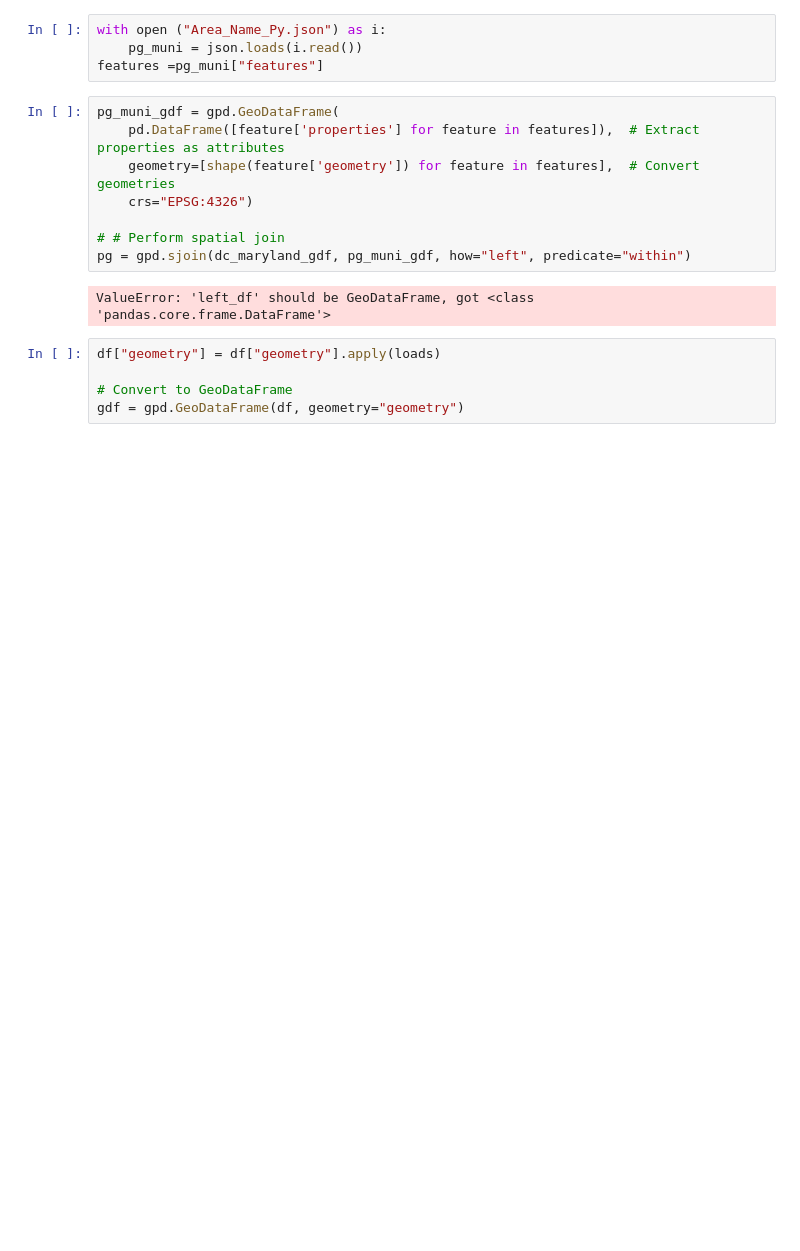
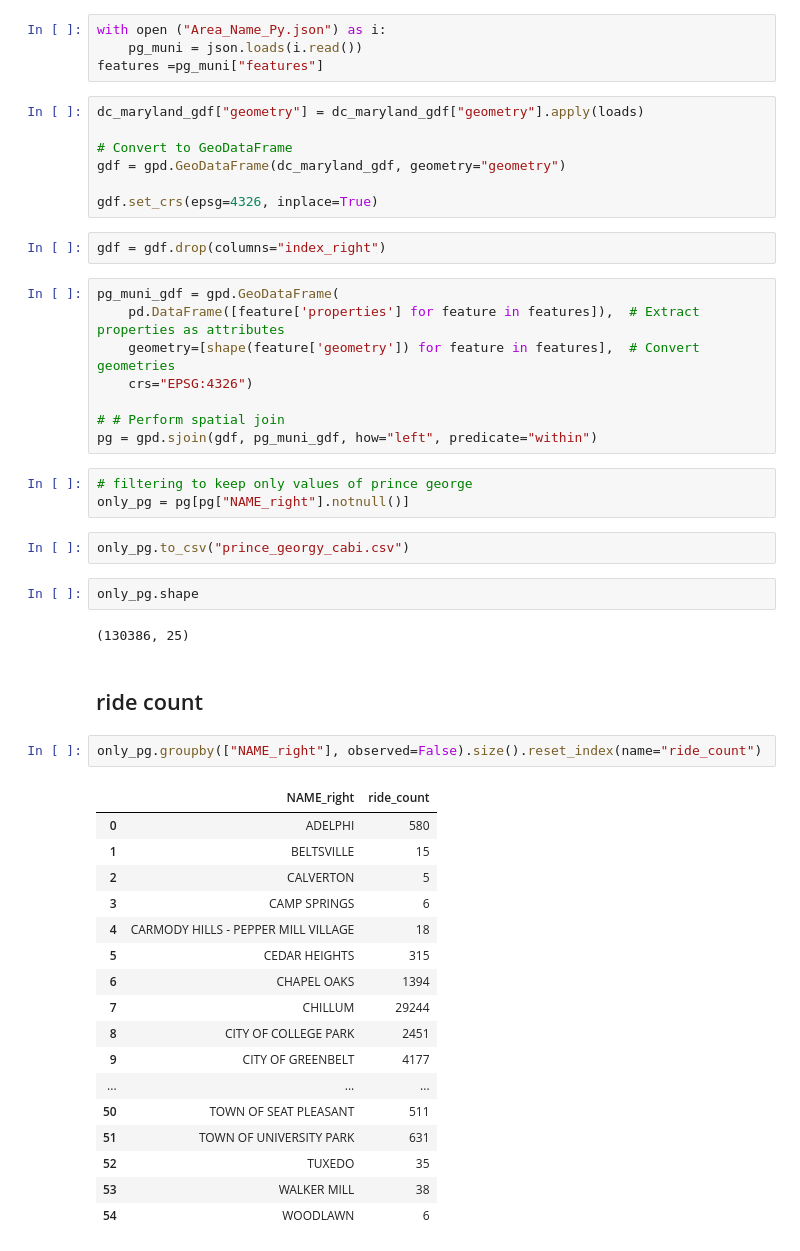
Before and after one commit to pabs-llama/projects, a Jupyter notebook: project_3_ capitalbikeshare/dc_maryland_workbook.ipynb, the cells around one changed output. Drawn from its saved outputs; the diff is of its cells as text; blank space fills up the shorter version.

Commit message:
preparing data for linear regression

```diff
--- a/project_3_ capitalbikeshare/dc_maryland_workbook.ipynb
+++ b/project_3_ capitalbikeshare/dc_maryland_workbook.ipynb
@@ -188,6 +189,15 @@ Name: count, dtype: int64
 with open ("Area_Name_Py.json") as i:
     pg_muni = json.loads(i.read())
 features =pg_muni["features"]
+# %%
+dc_maryland_gdf["geometry"] = dc_maryland_gdf["geometry"].apply(loads)
+
+# Convert to GeoDataFrame
+gdf = gpd.GeoDataFrame(dc_maryland_gdf, geometry="geometry")
+
+gdf.set_crs(epsg=4326, inplace=True)
+# %%
+gdf = gdf.drop(columns="index_right")
 # %%
 pg_muni_gdf = gpd.GeoDataFrame(
     pd.DataFrame([feature['properties'] for feature in features]),  # Extract properties as attributes
@@ -195,11 +205,35 @@ pg_muni_gdf = gpd.GeoDataFrame(
     crs="EPSG:4326")
 
 # # Perform spatial join
-pg = gpd.sjoin(dc_maryland_gdf, pg_muni_gdf, how="left", predicate="within")
+pg = gpd.sjoin(gdf, pg_muni_gdf, how="left", predicate="within")
-# %% [output]
-ValueError: 'left_df' should be GeoDataFrame, got <class 'pandas.core.frame.DataFrame'>
-# %%
-df["geometry"] = df["geometry"].apply(loads)
-
-# Convert to GeoDataFrame
-gdf = gpd.GeoDataFrame(df, geometry="geometry")
+# %%
+# filtering to keep only values of prince george
+only_pg = pg[pg["NAME_right"].notnull()]
+# %%
+only_pg.to_csv("prince_georgy_cabi.csv")
+# %%
+only_pg.shape
+# %% [output]
+(130386, 25)
+# %% [markdown]
+## ride count
+# %%
+only_pg.groupby(["NAME_right"], observed=False).size().reset_index(name="ride_count")
+# %% [output]
+|  | NAME_right | ride_count |
+| 0 | ADELPHI | 580 |
+| 1 | BELTSVILLE | 15 |
+| 2 | CALVERTON | 5 |
+| 3 | CAMP SPRINGS | 6 |
+| 4 | CARMODY HILLS - PEPPER MILL VILLAGE | 18 |
+| 5 | CEDAR HEIGHTS | 315 |
+| 6 | CHAPEL OAKS | 1394 |
+| 7 | CHILLUM | 29244 |
+| 8 | CITY OF COLLEGE PARK | 2451 |
+| 9 | CITY OF GREENBELT | 4177 |
+| ... | ... | ... |
+| 50 | TOWN OF SEAT PLEASANT | 511 |
+| 51 | TOWN OF UNIVERSITY PARK | 631 |
+| 52 | TUXEDO | 35 |
+| 53 | WALKER MILL | 38 |
+| 54 | WOODLAWN | 6 |
```
Also changed, not shown: parts of 16 cells of this notebook, 1 other file.
